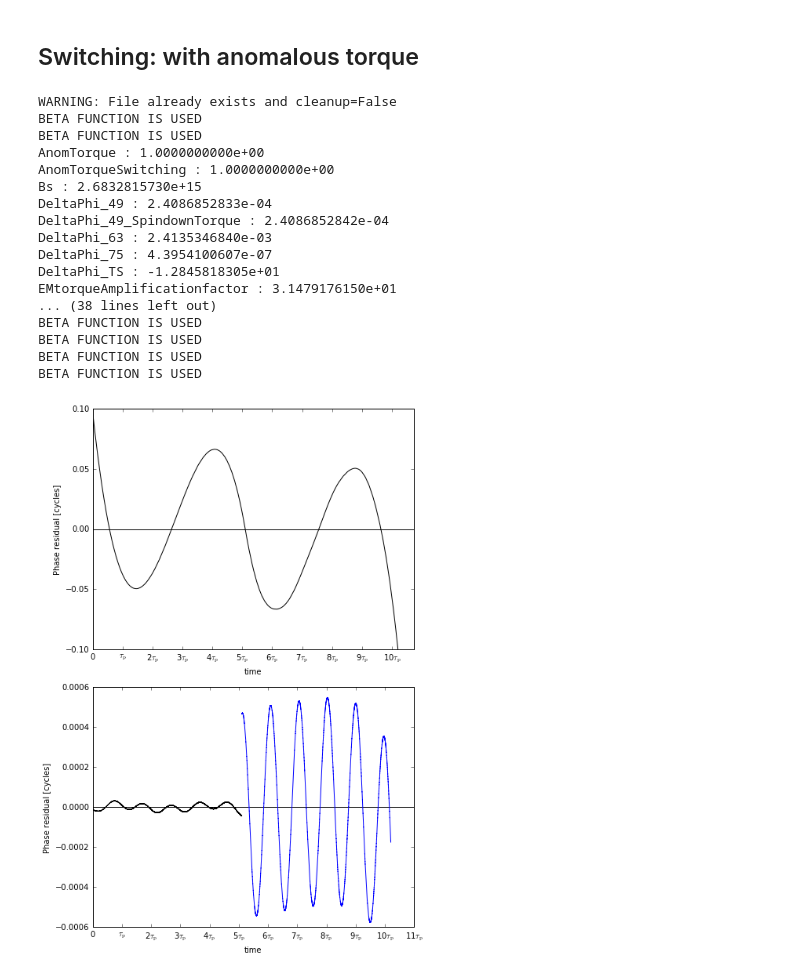
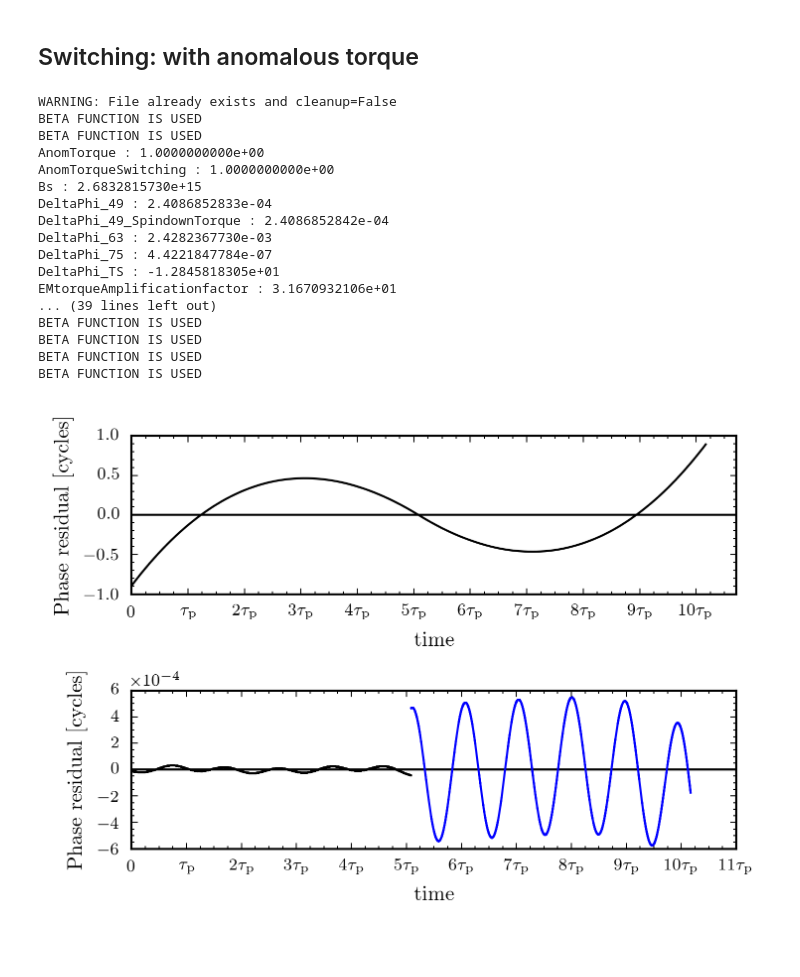
Before and after one commit to GregoryAshton/thesis, a Jupyter notebook: inertial_frame/ManualSwitching.ipynb, the cells around one changed output. Cells and saved outputs as stored; diff of their text form; code cells hidden in the pictures; blank space fills up the shorter version.

```diff
--- a/inertial_frame/ManualSwitching.ipynb
+++ b/inertial_frame/ManualSwitching.ipynb
@@ -17,13 +11,11 @@ import os
 import numpy as np
 %matplotlib inline
 
+plt.style.use("thesis")
+
 from nsmod.manual_switching_torque_with_Euler import main
 from nsmod import Plot, File_Functions, Physics_Functions
 
-%aimport nsmod.Plot
-%aimport nsmod.File_Functions
-%aimport nsmod.Physics_Functions
-
 c = 3e10
 R = 1e6
 # %% [markdown]
@@ -147,41 +137,41 @@ main?
 # %%
 AnomTorqueSwitching=True
 upsilon = 0.01
 file_name = main(chi0=chi0, epsI3=epsI3, epsA=epsA, omega0=omega0, T=T,
                  n=n, error=error, a0=a0, cleanup=False, DryRun=False,
                  SwitchTime=SwitchTime, upsilon=upsilon,
                  AnomTorque=AnomTorqueSwitching)
 
 File_Functions.PrintParameterDictionary(file_name)
 
-fig1, (ax1, ax2) = plt.subplots(nrows=2, figsize=(7, 10))
-ax1 = Plot.PhaseResidual(file_name, ax=ax1, noise=noise, color="k")
+fig1, (ax1, ax2) = plt.subplots(nrows=2, figsize=(5, 3.5))
+ax1 = Plot.PhaseResidual(file_name, ax=ax1, noise=noise, color="k", order=3)
 leg = plt.legend()
 
-ax2 = Plot.PhaseResidual(file_name, ax=ax2, noise=noise, color="k",
-                           tstart=0, tend=SwitchTime)
-ax2 = Plot.PhaseResidual(file_name, ax=ax2, noise=noise, color="b",
-                           tstart=SwitchTime, tend=None)
+ax2 = Plot.PhaseResidual(file_name, ax=ax2, noise=noise, color="k", order=3,
+                         tstart=0, tend=SwitchTime)
+ax2 = Plot.PhaseResidual(file_name, ax=ax2, noise=noise, color="b", order=3,
+                         tstart=SwitchTime, tend=None)
 
 plt.tight_layout()
 plt.savefig("img/SwitchingWithAnomTorque.pdf")
 plt.show()
 # %% [output]
 WARNING: File already exists and cleanup=False
 BETA FUNCTION IS USED
 BETA FUNCTION IS USED
 AnomTorque : 1.0000000000e+00
 AnomTorqueSwitching : 1.0000000000e+00
 Bs : 2.6832815730e+15
 DeltaPhi_49 : 2.4086852833e-04
 DeltaPhi_49_SpindownTorque : 2.4086852842e-04
-DeltaPhi_63 : 2.4135346840e-03
-DeltaPhi_75 : 4.3954100607e-07
+DeltaPhi_63 : 2.4282367730e-03
+DeltaPhi_75 : 4.4221847784e-07
 DeltaPhi_TS : -1.2845818305e+01
-EMtorqueAmplificationfactor : 3.1479176150e+01
-... (38 lines left out)
+EMtorqueAmplificationfactor : 3.1670932106e+01
+... (39 lines left out)
 BETA FUNCTION IS USED
 BETA FUNCTION IS USED
 BETA FUNCTION IS USED
 BETA FUNCTION IS USED
-[figure, old version]
+[figure, new version]
```
Also changed, not shown: parts of 4 cells of this notebook, 6 other files.
